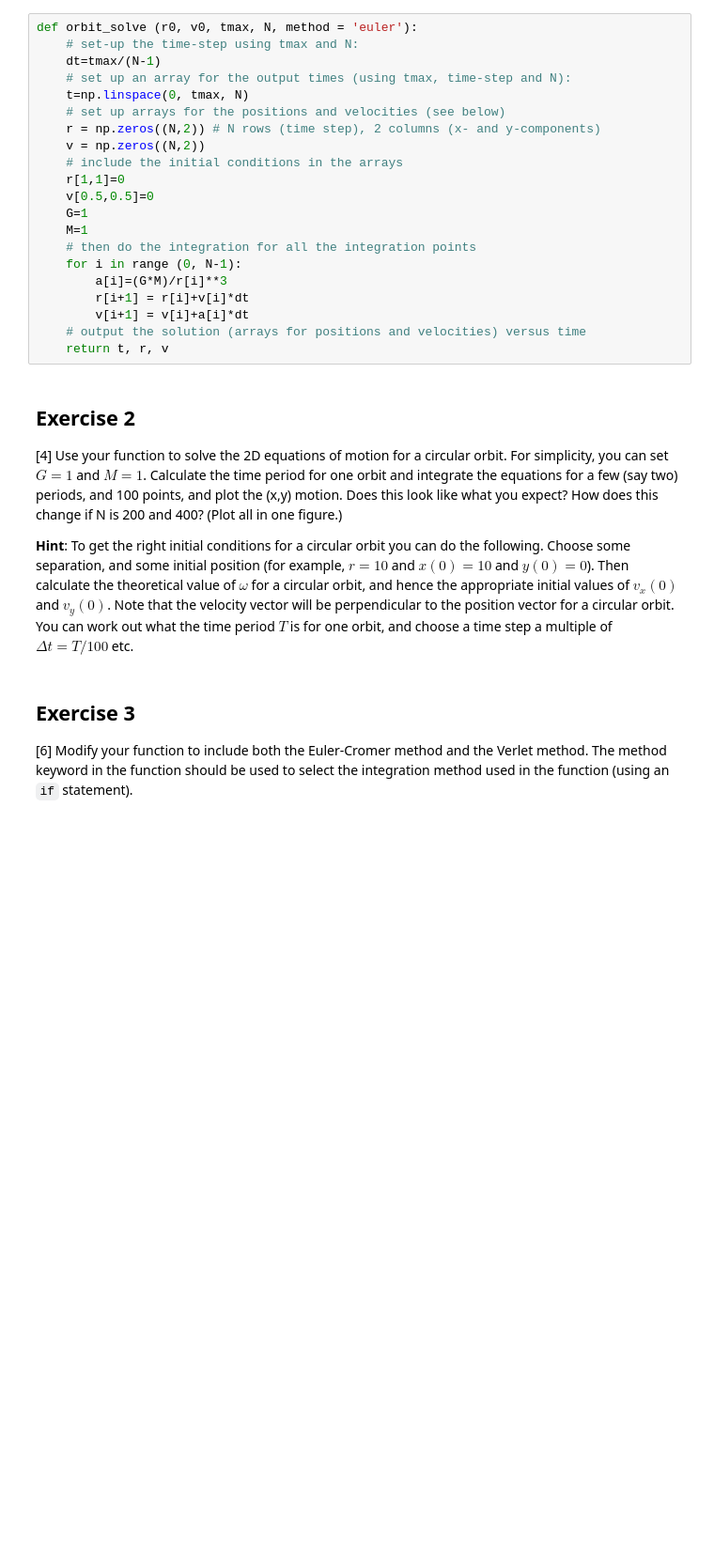
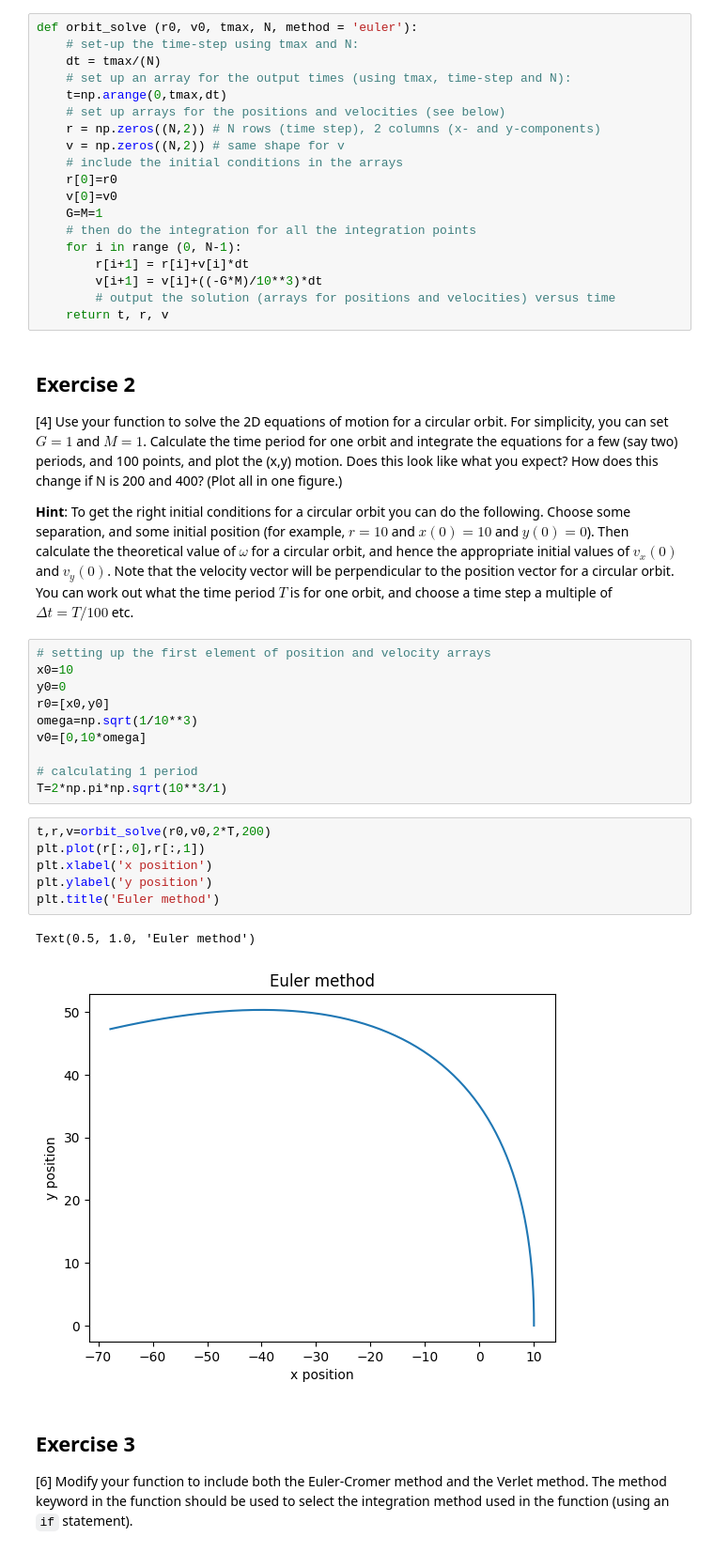
Before and after one commit to PX2145-2025/week-9-b-max-cook, a Jupyter notebook: ODEs_2.ipynb, the cells around one changed output. Shown: that part at 94% size. Drawn from its saved outputs; the diff is of its cells as text; blank space fills up the shorter version.

```diff
--- a/ODEs_2.ipynb
+++ b/ODEs_2.ipynb
@@ -253,29 +253,46 @@ See LearningCentral for an example using the [Lotka-Volterra equations](https://
 # %%
 def orbit_solve (r0, v0, tmax, N, method = 'euler'):
     # set-up the time-step using tmax and N:
-    dt=tmax/(N-1)
+    dt = tmax/(N)
     # set up an array for the output times (using tmax, time-step and N):
-    t=np.linspace(0, tmax, N)
+    t=np.arange(0,tmax,dt)
     # set up arrays for the positions and velocities (see below)
     r = np.zeros((N,2)) # N rows (time step), 2 columns (x- and y-components)
-    v = np.zeros((N,2))
+    v = np.zeros((N,2)) # same shape for v
     # include the initial conditions in the arrays
-    r[1,1]=0
-    v[0.5,0.5]=0
-    G=1
-    M=1
+    r[0]=r0
+    v[0]=v0
+    G=M=1
     # then do the integration for all the integration points
     for i in range (0, N-1):
-        a[i]=(G*M)/r[i]**3
         r[i+1] = r[i]+v[i]*dt
-        v[i+1] = v[i]+a[i]*dt
-    # output the solution (arrays for positions and velocities) versus time
+        v[i+1] = v[i]+((-G*M)/10**3)*dt
+        # output the solution (arrays for positions and velocities) versus time
     return t, r, v
 # %% [markdown]
 ## Exercise 2
 [4] Use your function to solve the 2D equations of motion for a circular orbit. For simplicity, you can set $G = 1$ and $M = 1$. Calculate the time period for one orbit and integrate the equations for a few (say two) periods, and 100 points, and plot the (x,y) motion. Does this look like what you expect? How does this change if N is 200 and 400? (Plot all in one figure.)
 
   **Hint**: To get the right initial conditions for a circular orbit you can do the following. Choose some separation, and some initial position (for example, $r = 10$ and $x(0) = 10$ and $y(0) = 0$). Then calculate the theoretical value of $\omega$ for a circular orbit, and hence the appropriate initial values of $v_x(0)$ and $v_y(0)$. Note that the velocity vector will be perpendicular to the position vector for a circular orbit. You can work out what the time period $T$ is for one orbit, and choose a time step a multiple of $\Delta t = T/100$ etc.
+# %%
+# setting up the first element of position and velocity arrays
+x0=10
+y0=0
+r0=[x0,y0]
+omega=np.sqrt(1/10**3)
+v0=[0,10*omega]
+
+# calculating 1 period
+T=2*np.pi*np.sqrt(10**3/1)
+# %%
+t,r,v=orbit_solve(r0,v0,2*T,200)
+plt.plot(r[:,0],r[:,1])
+plt.xlabel('x position')
+plt.ylabel('y position')
+plt.title('Euler method')
+# %% [output]
+Text(0.5, 1.0, 'Euler method')
+[figure, added]
 # %% [markdown]
 ## Exercise 3
 
```
Also changed, not shown: parts of 3 cells of this notebook.
